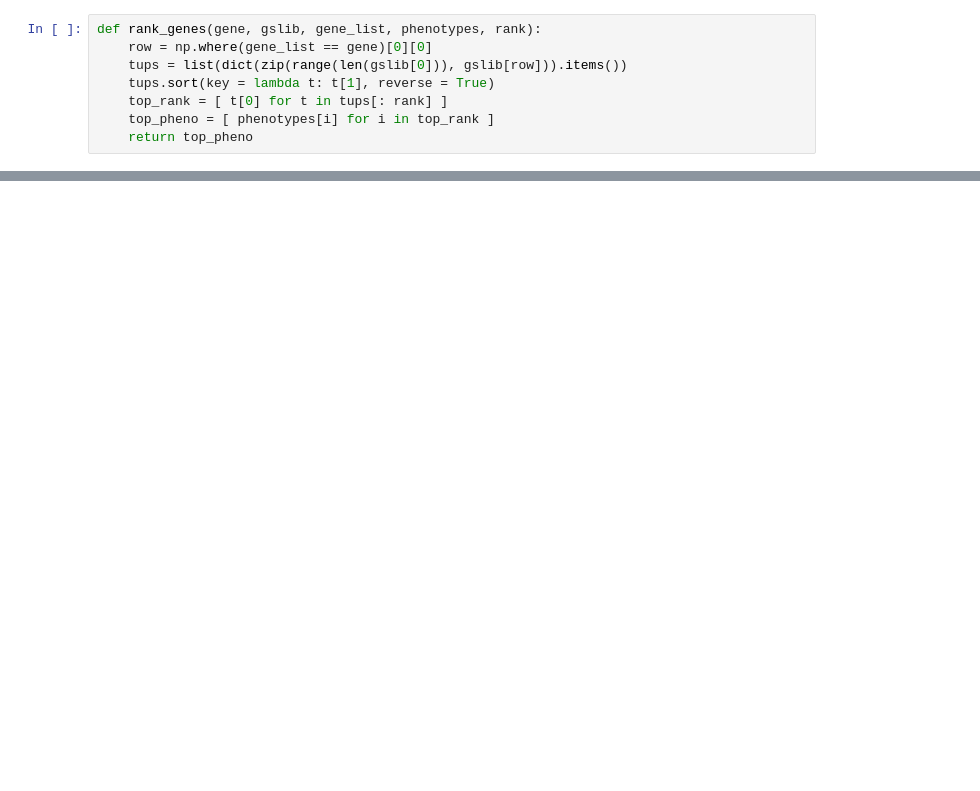
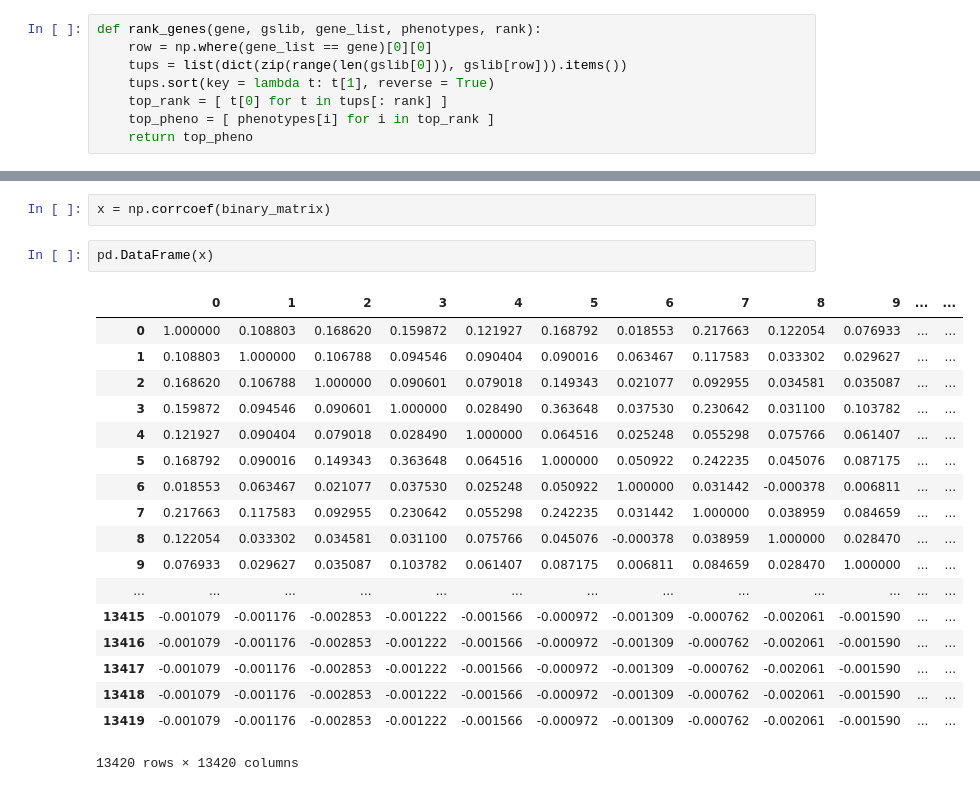
Before and after one commit to MaayanLab/RNA-level-functional-predictions, a Jupyter notebook: rank genes.ipynb, the cells around one changed output, grey strips where cells are left out. Drawn from its saved outputs; the diff is of its cells as text; blank space fills up the shorter version.

```diff
--- a/rank genes.ipynb
+++ b/rank genes.ipynb
@@ -34,0 +115,23 @@ rank_genes(gene_list[6], gslib, gene_list, phenotypes, 10)
+# %%
+x = np.corrcoef(binary_matrix)
+# %%
+pd.DataFrame(x)
+# %% [output]
+|  | 0 | 1 | 2 | 3 | 4 | 5 | 6 | 7 | 8 | 9 | ... | ... |
+| 0 | 1.000000 | 0.108803 | 0.168620 | 0.159872 | 0.121927 | 0.168792 | 0.018553 | 0.217663 | 0.122054 | 0.076933 | ... | ... |
+| 1 | 0.108803 | 1.000000 | 0.106788 | 0.094546 | 0.090404 | 0.090016 | 0.063467 | 0.117583 | 0.033302 | 0.029627 | ... | ... |
+| 2 | 0.168620 | 0.106788 | 1.000000 | 0.090601 | 0.079018 | 0.149343 | 0.021077 | 0.092955 | 0.034581 | 0.035087 | ... | ... |
+| 3 | 0.159872 | 0.094546 | 0.090601 | 1.000000 | 0.028490 | 0.363648 | 0.037530 | 0.230642 | 0.031100 | 0.103782 | ... | ... |
+| 4 | 0.121927 | 0.090404 | 0.079018 | 0.028490 | 1.000000 | 0.064516 | 0.025248 | 0.055298 | 0.075766 | 0.061407 | ... | ... |
+| 5 | 0.168792 | 0.090016 | 0.149343 | 0.363648 | 0.064516 | 1.000000 | 0.050922 | 0.242235 | 0.045076 | 0.087175 | ... | ... |
+| 6 | 0.018553 | 0.063467 | 0.021077 | 0.037530 | 0.025248 | 0.050922 | 1.000000 | 0.031442 | -0.000378 | 0.006811 | ... | ... |
+| 7 | 0.217663 | 0.117583 | 0.092955 | 0.230642 | 0.055298 | 0.242235 | 0.031442 | 1.000000 | 0.038959 | 0.084659 | ... | ... |
+| 8 | 0.122054 | 0.033302 | 0.034581 | 0.031100 | 0.075766 | 0.045076 | -0.000378 | 0.038959 | 1.000000 | 0.028470 | ... | ... |
+| 9 | 0.076933 | 0.029627 | 0.035087 | 0.103782 | 0.061407 | 0.087175 | 0.006811 | 0.084659 | 0.028470 | 1.000000 | ... | ... |
+| ... | ... | ... | ... | ... | ... | ... | ... | ... | ... | ... | ... | ... |
+| 13415 | -0.001079 | -0.001176 | -0.002853 | -0.001222 | -0.001566 | -0.000972 | -0.001309 | -0.000762 | -0.002061 | -0.001590 | ... | ... |
+| 13416 | -0.001079 | -0.001176 | -0.002853 | -0.001222 | -0.001566 | -0.000972 | -0.001309 | -0.000762 | -0.002061 | -0.001590 | ... | ... |
+| 13417 | -0.001079 | -0.001176 | -0.002853 | -0.001222 | -0.001566 | -0.000972 | -0.001309 | -0.000762 | -0.002061 | -0.001590 | ... | ... |
+| 13418 | -0.001079 | -0.001176 | -0.002853 | -0.001222 | -0.001566 | -0.000972 | -0.001309 | -0.000762 | -0.002061 | -0.001590 | ... | ... |
+| 13419 | -0.001079 | -0.001176 | -0.002853 | -0.001222 | -0.001566 | -0.000972 | -0.001309 | -0.000762 | -0.002061 | -0.001590 | ... | ... |
+13420 rows × 13420 columns
```
Also changed, not shown: parts of 19 cells of this notebook, 8 other files.
